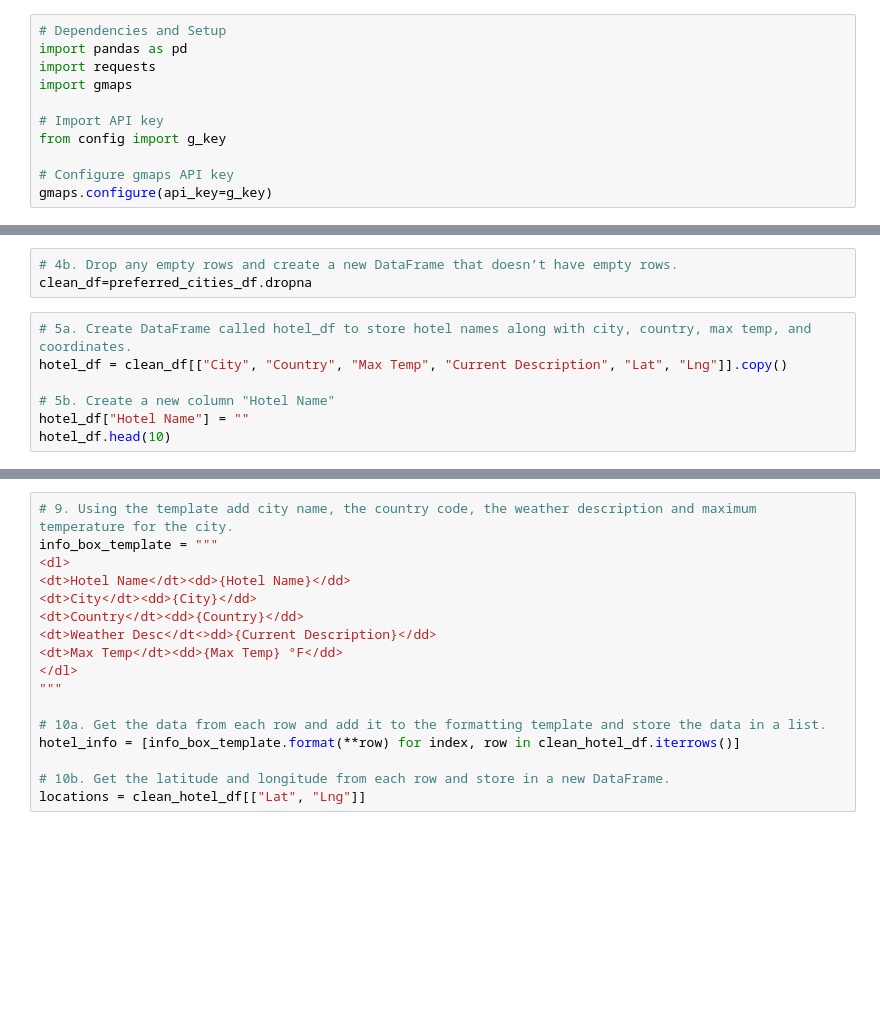
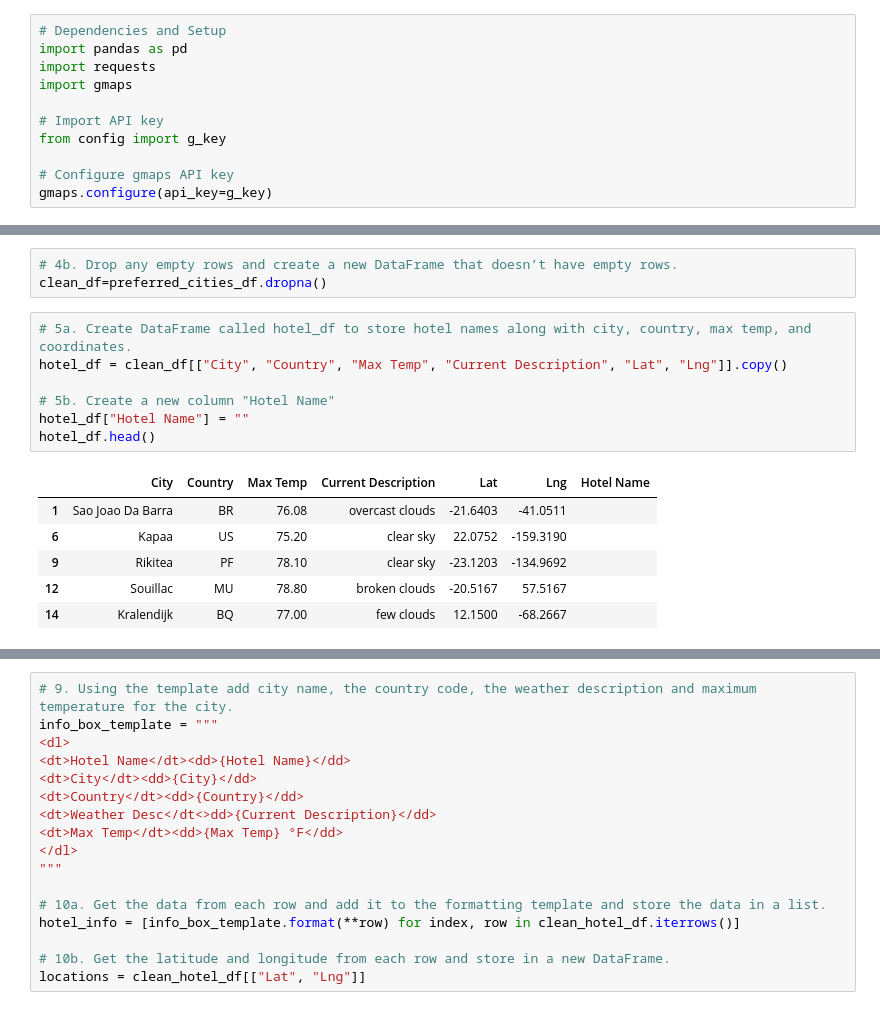
Before and after one commit to DYRuiz/WeatherPy, a Jupyter notebook: Vacation_Search/Vacation_Search.ipynb, the cells around one changed output, grey strips where cells are left out. Drawn from its saved outputs; the diff is of its cells as text; blank space fills up the shorter version.

```diff
--- a/Vacation_Search/Vacation_Search.ipynb
+++ b/Vacation_Search/Vacation_Search.ipynb
@@ -30,13 +60,20 @@ preferred_cities_df.count()
 # %%
 # 4b. Drop any empty rows and create a new DataFrame that doesn’t have empty rows.
-clean_df=preferred_cities_df.dropna
+clean_df=preferred_cities_df.dropna()
 # %%
 # 5a. Create DataFrame called hotel_df to store hotel names along with city, country, max temp, and coordinates.
 hotel_df = clean_df[["City", "Country", "Max Temp", "Current Description", "Lat", "Lng"]].copy()
 
 # 5b. Create a new column "Hotel Name"
 hotel_df["Hotel Name"] = ""
-hotel_df.head(10)
+hotel_df.head()
+# %% [output]
+|  | City | Country | Max Temp | Current Description | Lat | Lng | Hotel Name |
+| 1 | Sao Joao Da Barra | BR | 76.08 | overcast clouds | -21.6403 | -41.0511 |  |
+| 6 | Kapaa | US | 75.20 | clear sky | 22.0752 | -159.3190 |  |
+| 9 | Rikitea | PF | 78.10 | clear sky | -23.1203 | -134.9692 |  |
+| 12 | Souillac | MU | 78.80 | broken clouds | -20.5167 | 57.5167 |  |
+| 14 | Kralendijk | BQ | 77.00 | few clouds | 12.1500 | -68.2667 |  |
 # %%
 # 6a. Set parameters to search for hotels with 5000 meters.
 params = {
```
Also changed, not shown: parts of 8 cells of this notebook, 9 other files.
